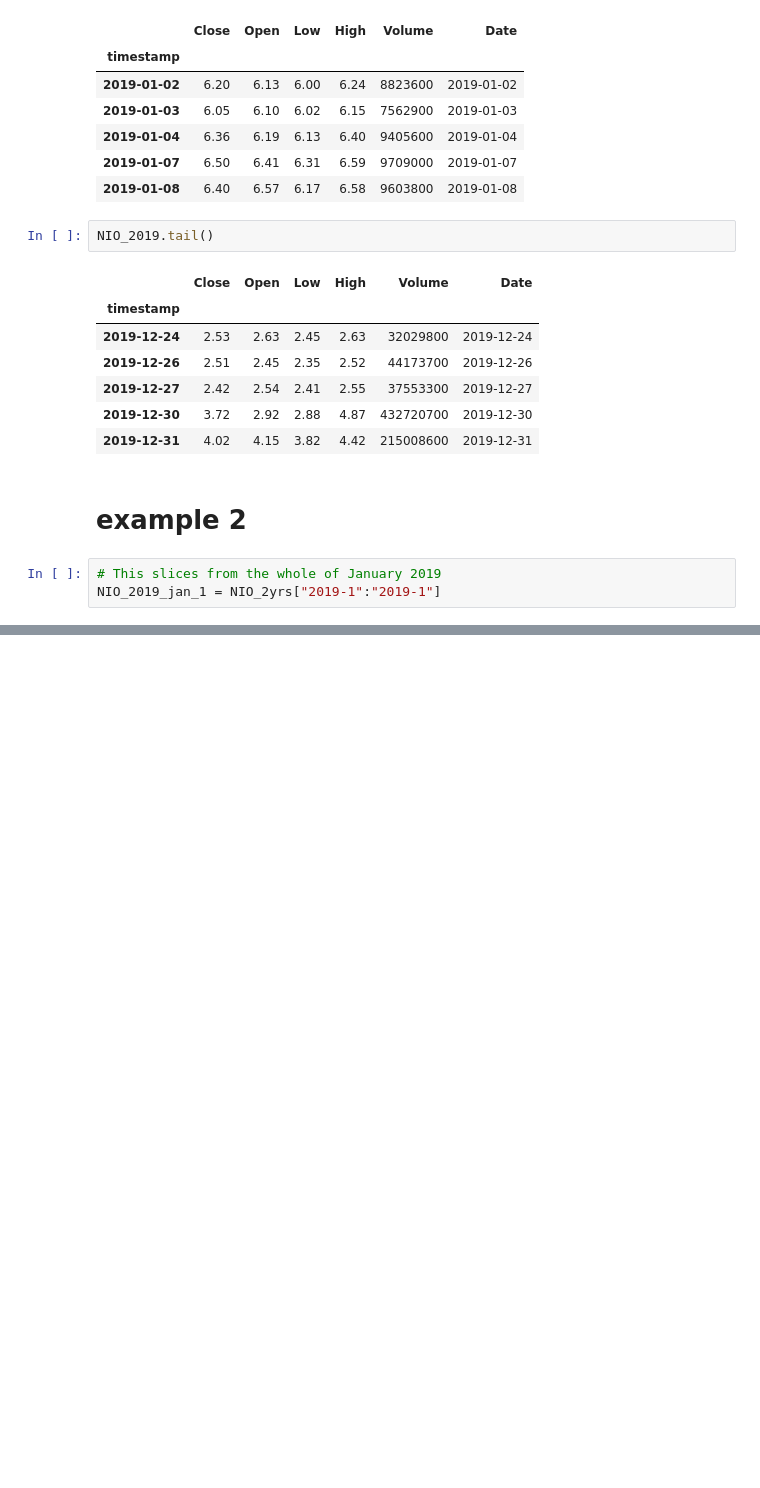
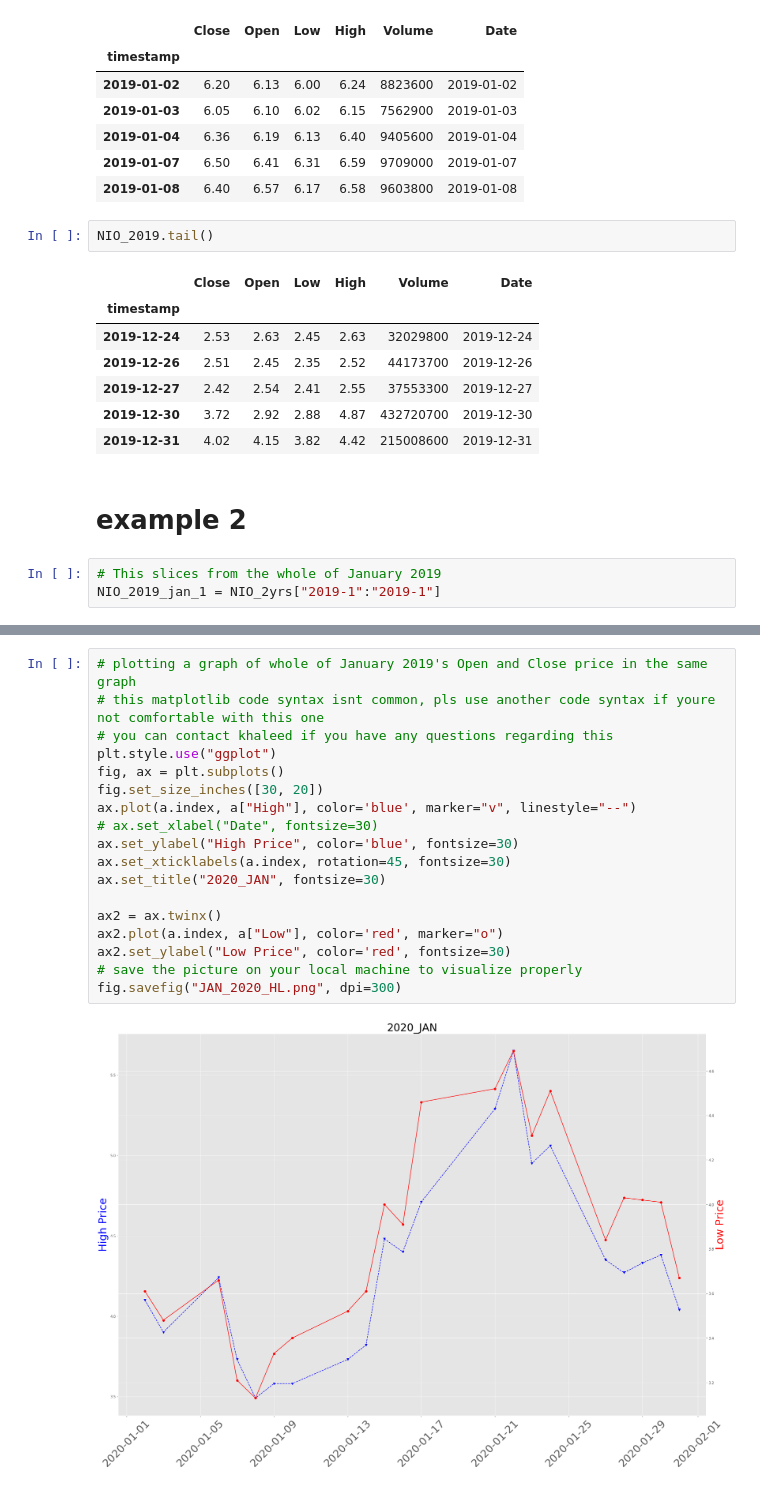
Before and after one commit to khal33d-hub/STOCK-MARKET-PRICES-PREDICTION, a Jupyter notebook: Nio Analysis/NIO_Analysis.ipynb, the cells around one changed output, grey strips where cells are left out. Cells and saved outputs as stored; diff of their text form; blank space fills up the shorter version.

```diff
--- a/Nio Analysis/NIO_Analysis.ipynb
+++ b/Nio Analysis/NIO_Analysis.ipynb
@@ -129,0 +132,20 @@ fig.savefig("NIO_jan_2019.png", dpi=300)
+# %%
+# plotting a graph of whole of January 2019's Open and Close price in the same graph
+# this matplotlib code syntax isnt common, pls use another code syntax if youre not comfortable with this one
+# you can contact khaleed if you have any questions regarding this
+plt.style.use("ggplot")
+fig, ax = plt.subplots()
+fig.set_size_inches([30, 20])
+ax.plot(a.index, a["High"], color='blue', marker="v", linestyle="--")
+# ax.set_xlabel("Date", fontsize=30)
+ax.set_ylabel("High Price", color='blue', fontsize=30)
+ax.set_xticklabels(a.index, rotation=45, fontsize=30)
+ax.set_title("2020_JAN", fontsize=30)
+
+ax2 = ax.twinx()
+ax2.plot(a.index, a["Low"], color='red', marker="o")
+ax2.set_ylabel("Low Price", color='red', fontsize=30)
+# save the picture on your local machine to visualize properly
+fig.savefig("JAN_2020_HL.png", dpi=300)
+# %% [output]
+[figure, added]
```
Also changed, not shown: parts of 6 cells of this notebook, 2 other files.
